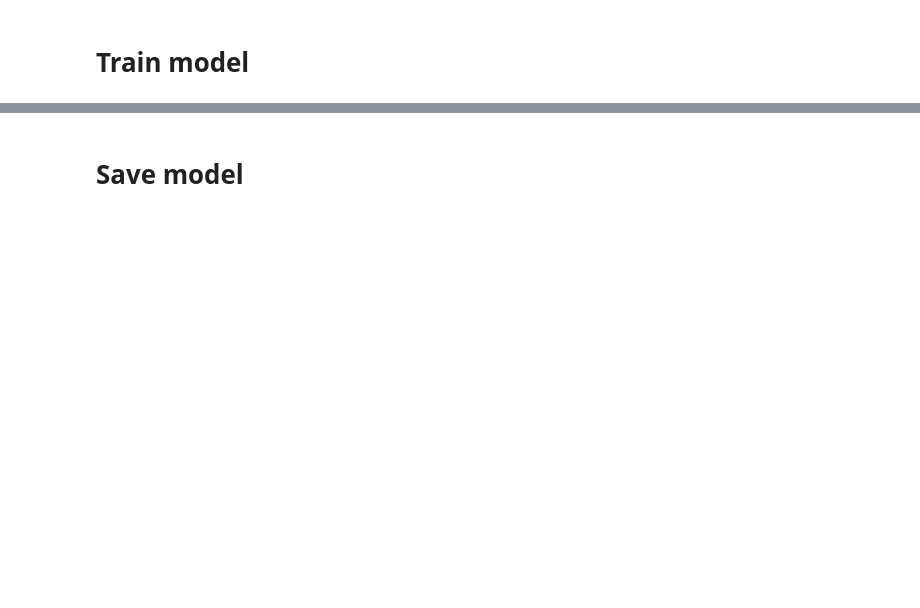
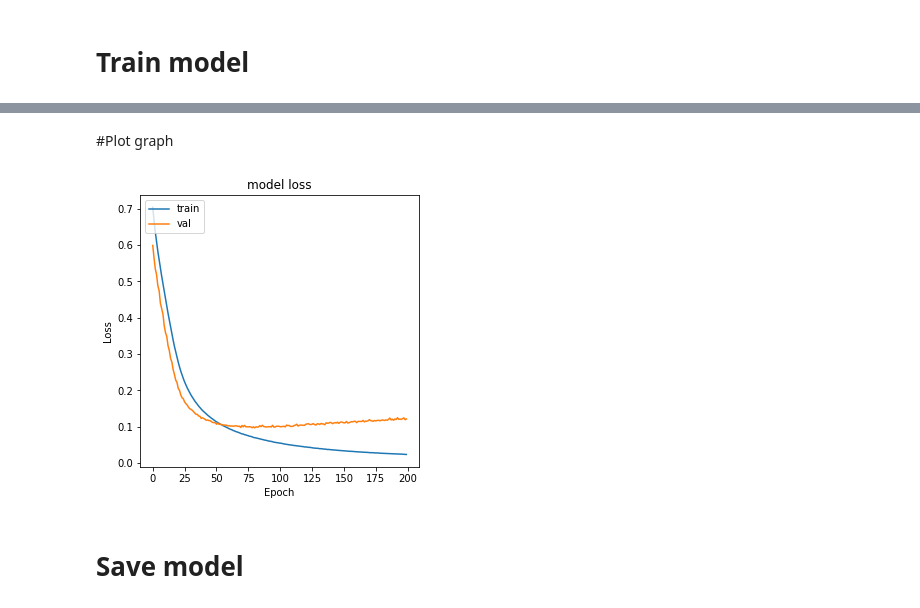
Before and after one commit to kenpurin/Retrosynthesis_Pytorch, a Jupyter notebook: Transformer_Retrosynthesis.ipynb, the cells around one changed output, grey strips where cells are left out. Cells and saved outputs as stored; diff of their text form; code cells hidden in the pictures; blank space fills up the shorter version.

```diff
--- a/Transformer_Retrosynthesis.ipynb
+++ b/Transformer_Retrosynthesis.ipynb
@@ -255,7 +261,7 @@ FFN_HID_DIM = 512
 BATCH_SIZE = 128
 NUM_ENCODER_LAYERS = 3
 NUM_DECODER_LAYERS = 3
-NUM_EPOCHS = 500
+NUM_EPOCHS = 200
 
 DEVICE = torch.device('cuda:0' if torch.cuda.is_available() else 'cpu')
 
@@ -300,5 +309,6 @@ Seq2SeqTransformer(
 # %%
-def save_checkpoint(state, filename="my_checkpoint.pth"):
+def save_checkpoint(state, filename):
+    #filename="my_checkpoint_"+str(epoch)+".pth"
     print("=> Saving checkpoint")
     torch.save(state, filename)
 # %% [markdown]
@@ -359,19 +369,27 @@ def evaluate(model, val_iter):
     losses += loss.item()
   return losses / len(val_iter)
 # %%
+train_loss_ex = []
+val_loss_ex = []
+epoch_ex=[]
 for epoch in range(1, NUM_EPOCHS+1):
   start_time = time.time()
   train_loss = train_epoch(transformer, train_iter, optimizer)
   end_time = time.time()
   val_loss = evaluate(transformer, valid_iter)
   #Save the general checkpoint
-  if NUM_EPOCHS%5==0:
-    checkpoint = {
-            "state_dict": transformer.state_dict(),
-            "optimizer": optimizer.state_dict(),}
-    save_checkpoint(checkpoint)
+  if epoch%100==0:
+    filename="my_checkpoint_"+str(epoch)+".pth"
+    print("true")
+    checkpoint = {"state_dict": transformer.state_dict(),"optimizer": optimizer.state_dict(),}
+    save_checkpoint(checkpoint,filename)
 
   print((f"Epoch: {epoch}, Train loss: {train_loss:.3f}, Val loss: {val_loss:.3f}, "
           f"Epoch time = {(end_time - start_time):.3f}s"))
+  #plot
+  train_loss_ex.append(train_loss)
+  epoch_ex.append(epoch)
+  val_loss_ex.append(val_loss)
+
 print("Done!")
 # %% [output]
@@ -395,3 +409,21 @@ Epoch: 500, Train loss: 0.009, Val loss: 0.150, Epoch time = 93.773s
+# %% [markdown]
+#Plot graph
+# %%
+#https://machinelearningmastery.com/display-deep-learning-model-training-history-in-keras/
+import numpy as np
+#https://pytorch.org/tutorials/beginner/fgsm_tutorial.html
+plt.figure(figsize=(5,5))
+plt.plot(train_loss_ex)
+plt.plot(val_loss_ex)
+#plt.yticks(np.arange(0.2, 1.5, step=0.1))
+#plt.xticks(np.arange(1, 15, step=1))
+plt.title("model loss")
+plt.xlabel("Epoch")
+plt.ylabel("Loss")
+plt.legend(['train', 'val'], loc='upper left')
+plt.show()
+# %% [output]
+[figure, added]
 # %% [markdown]
 # Save model
 # %%
```
Also changed, not shown: parts of 18 cells of this notebook.
